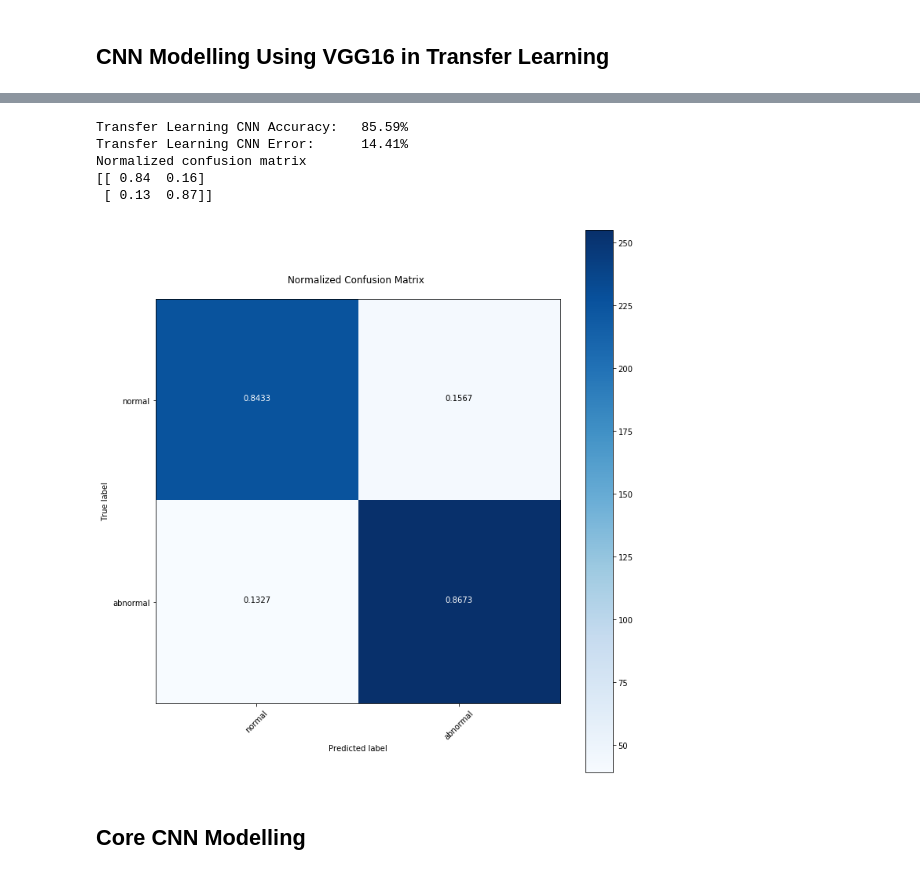
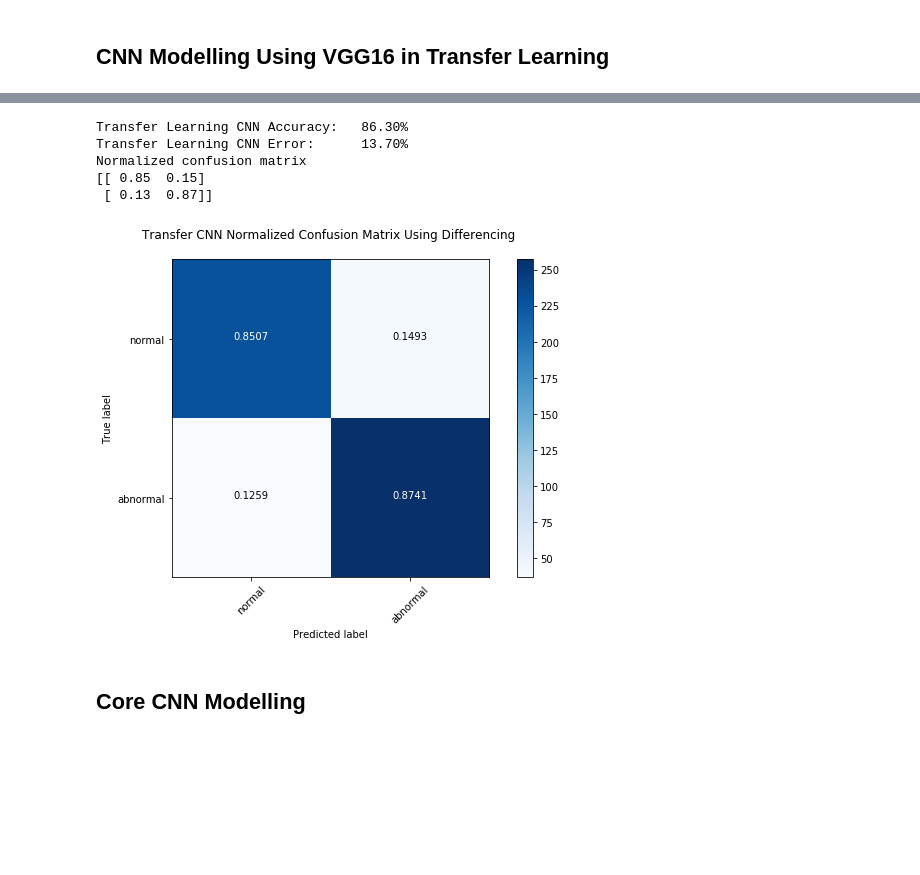
Before and after one commit to jnarhan/Breast_Cancer, a Jupyter notebook: src/models/JN_BC_Diff_ Modelling.ipynb, the cells around one changed output, grey strips where cells are left out. Drawn from its saved outputs; the diff is of its cells as text; code cells hidden in the pictures; blank space fills up the shorter version.

```diff
--- a/src/models/JN_BC_Diff_ Modelling.ipynb
+++ b/src/models/JN_BC_Diff_ Modelling.ipynb
@@ -222,0 +213,12 @@ Saving the Test Data Bottleneck Feaures.
+# %%
+# Locations for the bottleneck and labels files that we need
+train_bottleneck = '2Class_VGG16_bottleneck_features_train.npy'
+train_labels     = '2Class_VGG16_labels_train.npy'
+test_bottleneck  = '2Class_VGG16_bottleneck_features_test.npy'
+test_labels      = '2Class_VGG16_labels_test.npy'
+modelPath = os.getcwd()
+
+top_model_weights_path = './weights/'
+
+np.random.seed(SEED)
+vgg16_bottleneck(data, modelPath, train_bottleneck, train_labels, test_bottleneck, test_labels)
@@ -239,25 +249,17 @@ def train_top_model(train_feats, train_lab, test_feats, test_lab, model_path, mo
     Y_test = np.load(test_labels)
     Y_test = np_utils.to_categorical(Y_test, num_classes=2)
 
-    print X_train.shape
-    print X_test.shape
-    print Y_train.shape
-    print Y_test.shape
-
-    print X_train.shape[1:]
-
     model = Sequential()
     model.add(Flatten(input_shape=X_train.shape[1:]))
     model.add( Dropout(0.7))
 
-    model.add(Dense(256))
-    model.add(Activation('relu'))
+    model.add( Dense(256, activation='relu', kernel_constraint= maxnorm(3.)) )
     model.add( Dropout(0.5))
 
     # Softmax for probabilities for each class at the output layer
     model.add( Dense(2, activation='softmax'))
 
-    model.compile(optimizer='adadelta',
+    model.compile(optimizer='rmsprop',  # adadelta
                   loss='binary_crossentropy',
                   metrics=['accuracy'])
 
@@ -274,17 +276,9 @@ def train_top_model(train_feats, train_lab, test_feats, test_lab, model_path, mo
     print "Network's test score [loss, accuracy]: {0}".format(score)
     print 'CNN Error: {:.2f}%'.format(100 - score[1] * 100)
 
-    bc.save_model(model_save, model, "VGG16_top_weights.h5")
+    bc.save_model(model_save, model, "jn_VGG16_2Class_top_weights.h5")
 
     return model, history.losses, history.acc, score
-# %%
-# Locations for the bottleneck and labels files that we need
-train_bottleneck = 'bottleneck_features_train.npy'
-train_labels = 'labels_train.npy'
-test_bottleneck = 'bottleneck_features_test.npy'
-test_labels = 'labels_test.npy'
-
-top_model_weights_path = './weights/'
 # %%
 np.random.seed(SEED)
 (trans_model, loss_cnn, acc_cnn, test_score_cnn) = train_top_model(train_feats=train_bottleneck,
@@ -318,21 +314,22 @@ Model and Weights Saved to Disk
 # %%
 print 'Transfer Learning CNN Accuracy: {: >7.2f}%'.format(test_score_cnn[1] * 100)
 print 'Transfer Learning CNN Error: {: >10.2f}%'.format(100 - test_score_cnn[1] * 100)
 
 predictOutput = bc.predict(trans_model, np.load(test_bottleneck))
 trans_matrix = skm.confusion_matrix(y_true=Y_test, y_pred=predictOutput)
 
-plt.figure()
+plt.figure(figsize=(8,6))
 bc.plot_confusion_matrix(trans_matrix, classes=class_names, normalize=True,
-                         title='Normalized Confusion Matrix \n')
-plt.savefig('./cm_figures/CNN_Transfer_CM_20170430.png')
+                         title='Transfer CNN Normalized Confusion Matrix Using Differencing \n')
+plt.tight_layout()
+plt.savefig('./cm_figures/jn_Transfer_2Class_CM_20170508.png', dpi=100)
 # %% [output]
-Transfer Learning CNN Accuracy:   85.59%
-Transfer Learning CNN Error:      14.41%
+Transfer Learning CNN Accuracy:   86.30%
+Transfer Learning CNN Error:      13.70%
 Normalized confusion matrix
-[[ 0.84  0.16]
+[[ 0.85  0.15]
  [ 0.13  0.87]]
-[figure, old version]
+[figure, new version]
 # %% [markdown]
 <h2>Core CNN Modelling</h2>
 # %% [markdown]
```
Also changed, not shown: parts of 9 cells of this notebook, 17 other files.
